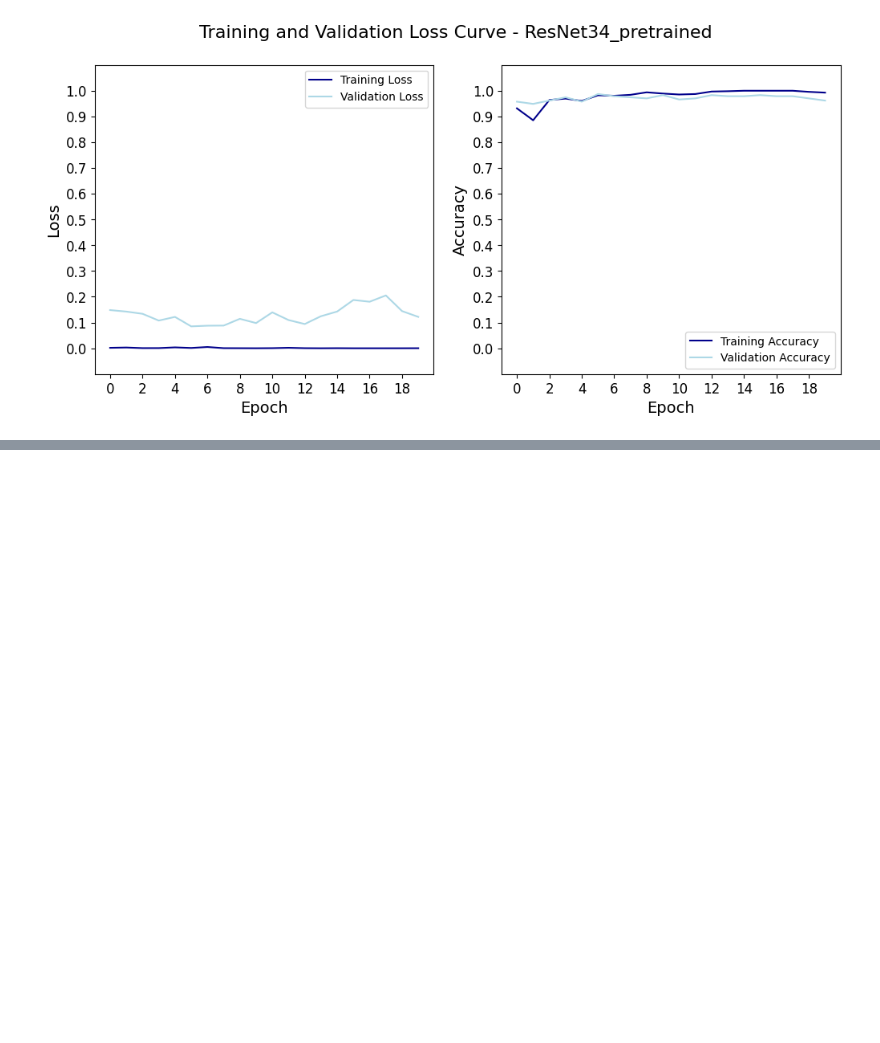
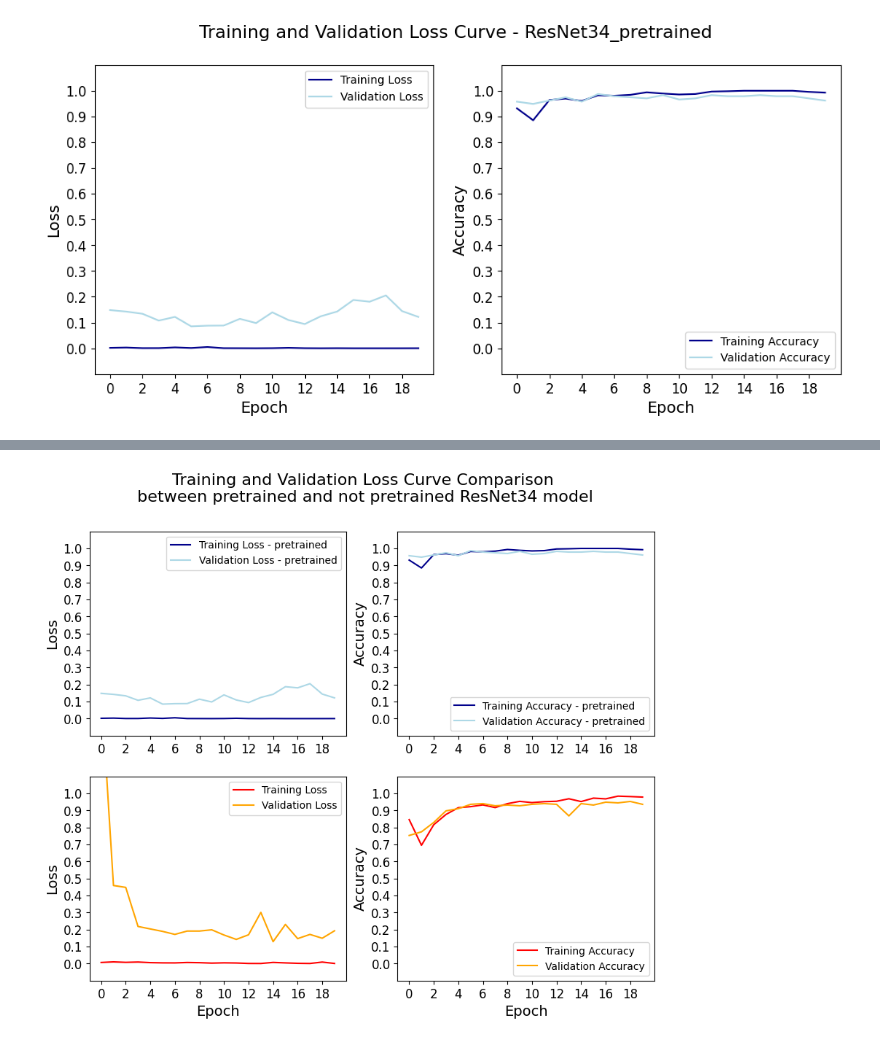
Before and after one commit to bi-horn/CNN_XRay, a Jupyter notebook: CNN_XRay_TransferLearning.ipynb, the cells around one changed output, grey strips where cells are left out. Cells and saved outputs as stored; diff of their text form; code cells hidden in the pictures; blank space fills up the shorter version.

```diff
--- a/CNN_XRay_TransferLearning.ipynb
+++ b/CNN_XRay_TransferLearning.ipynb
@@ -92,0 +139,4 @@ TEST: Accuracy: 0.9722 | Loss: 0.0773 | Recall: 0.9807 | Precision: 0.9552 | F-s
+# %%
+plot_model_curves_comparison(losses, accuracies, v_accuracies, v_losses, losses_np, accuracies_np, v_accuracies_np, v_losses_np, data_path, "ResNet34")
+# %% [output]
+[figure, added]
```
Also changed, not shown: parts of 7 cells of this notebook.
